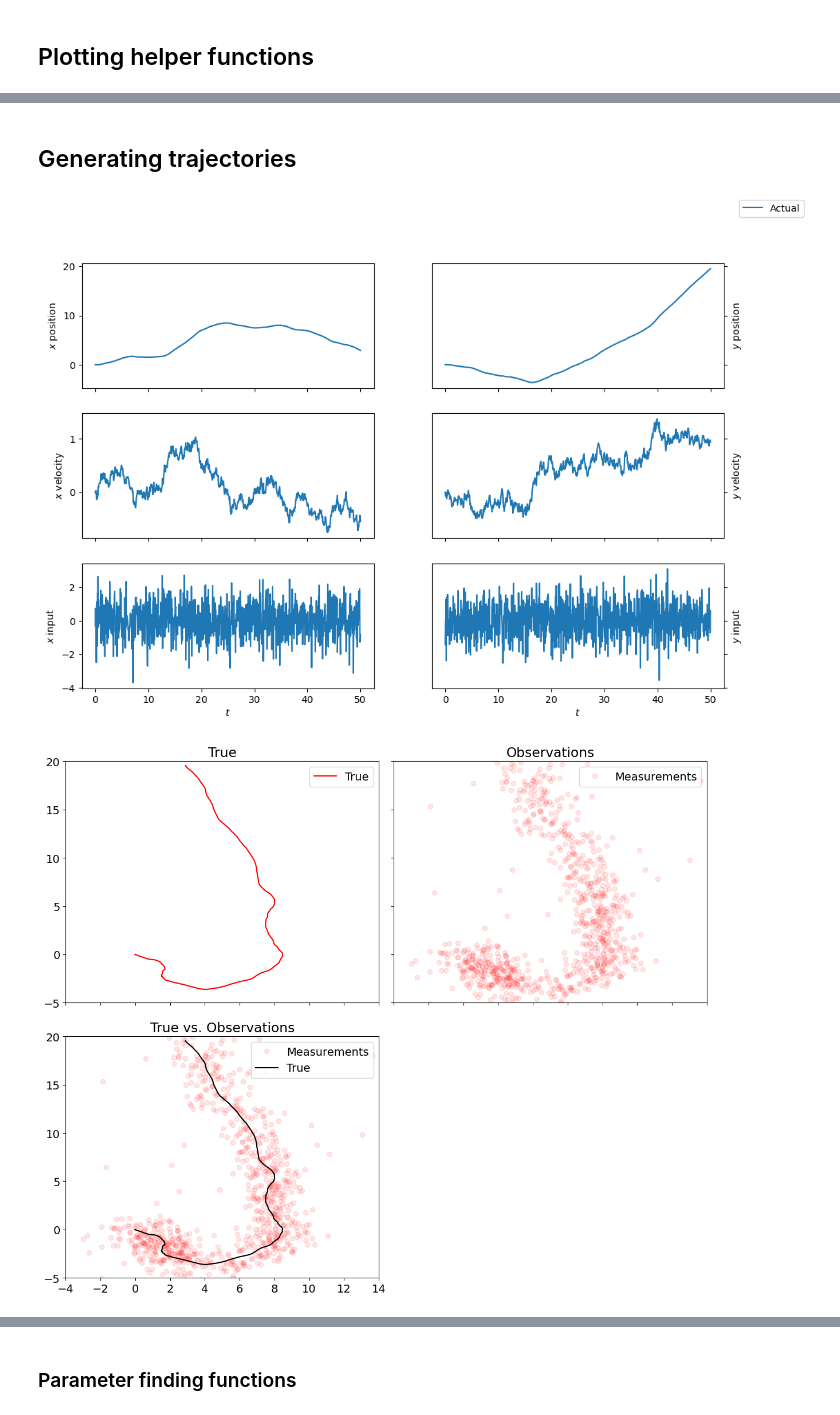
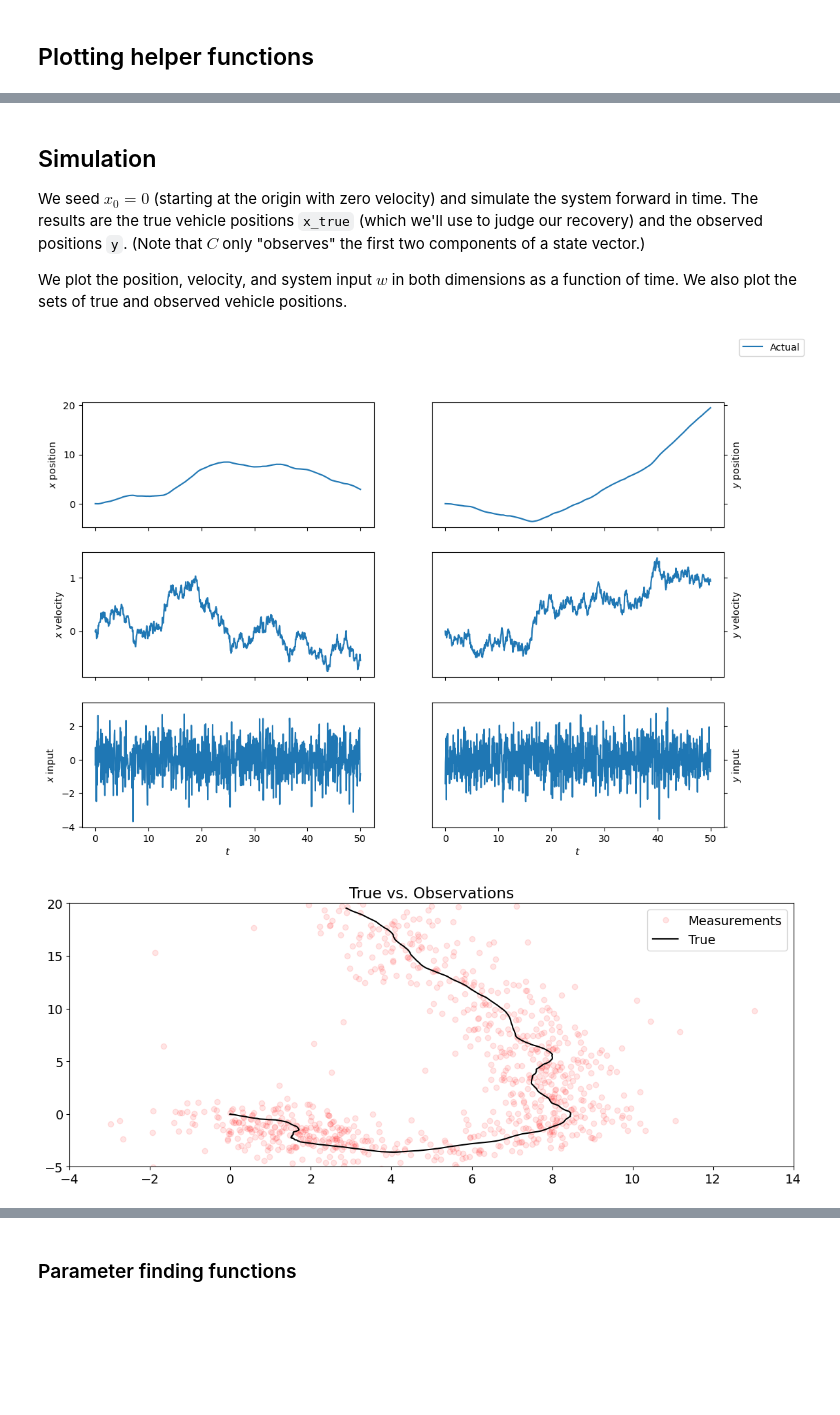
Before and after one commit to cvxgrp/cvxpylayers, a Jupyter notebook: examples/torch/learned_state_estimation.ipynb, the cells around one changed output, grey strips where cells are left out. Drawn from its saved outputs; the diff is of its cells as text; code cells hidden in the pictures; blank space fills up the shorter version.

```diff
--- a/examples/torch/learned_state_estimation.ipynb
+++ b/examples/torch/learned_state_estimation.ipynb
@@ -488,46 +500,44 @@ C[0,0] = 1
 C[1,1] = 1
 
 C_tch = torch.tensor(C) # used in loss functions
-# %% [markdown]
-## Generating trajectories
+# %% [markdown]
+## Simulation
+
+We seed $x_0 = 0$ (starting at the origin with zero velocity) and simulate the system forward in time. The results are the true vehicle positions `x_true` (which we'll use to judge our recovery) and the observed positions `y`. (Note that $C$ only "observes" the first two components of a state vector.)
+
+We plot the position, velocity, and system input $w$ in both dimensions as a function of time. We also plot the sets of true and observed vehicle positions.
 # %%
 sigma = 20
 num_outliers = .20
 
 x = np.zeros((n,T+1))
 x[:,0] = [0,0,0,0]
 y = np.zeros((p,T))
 
 # generate random input and noise vectors
 np.random.seed(6)
 w = np.random.randn(m,T)
 v = np.random.randn(p,T)
 
 # add outliers to v
 np.random.seed(0)
 inds = np.random.rand(T) <= num_outliers
 v[:,inds] = sigma*np.random.randn(p, T)[:,inds]
 
 # simulate the system forward in time
 for t in range(T):
     x[:, t+1] = A@x[:, t] + B@w[:, t]
     y[:, t] = C@x[:, t] + v[:, t]
 
 x_true = x.copy()
 w_true = w.copy()
 
 plot_state(times,(x_true,w_true))
-plot_positions(traj=[[x_true], [y], [y, x_true]],
-               titles=['True',
-                       'Observations',
-                       'True vs. Observations'],
-                legends=[['True'],
-                         ['Measurements'],
-                         ['Measurements', 'True']],
-                plot_args=[['r'],
-                           ['ro'],
-                           ['ro', 'k']],
+plot_positions(traj=[[y, x_true]],
+               titles=['True vs. Observations'],
+                legends=[['Measurements', 'True']],
+                plot_args=[['ro', 'k']],
                 axis=[-4,14,-5,20])
 # %% [output]
 [figure]
-[figure, old version]
+[figure, new version]
```
Also changed, not shown: parts of 75 cells of this notebook, 3 other files.
